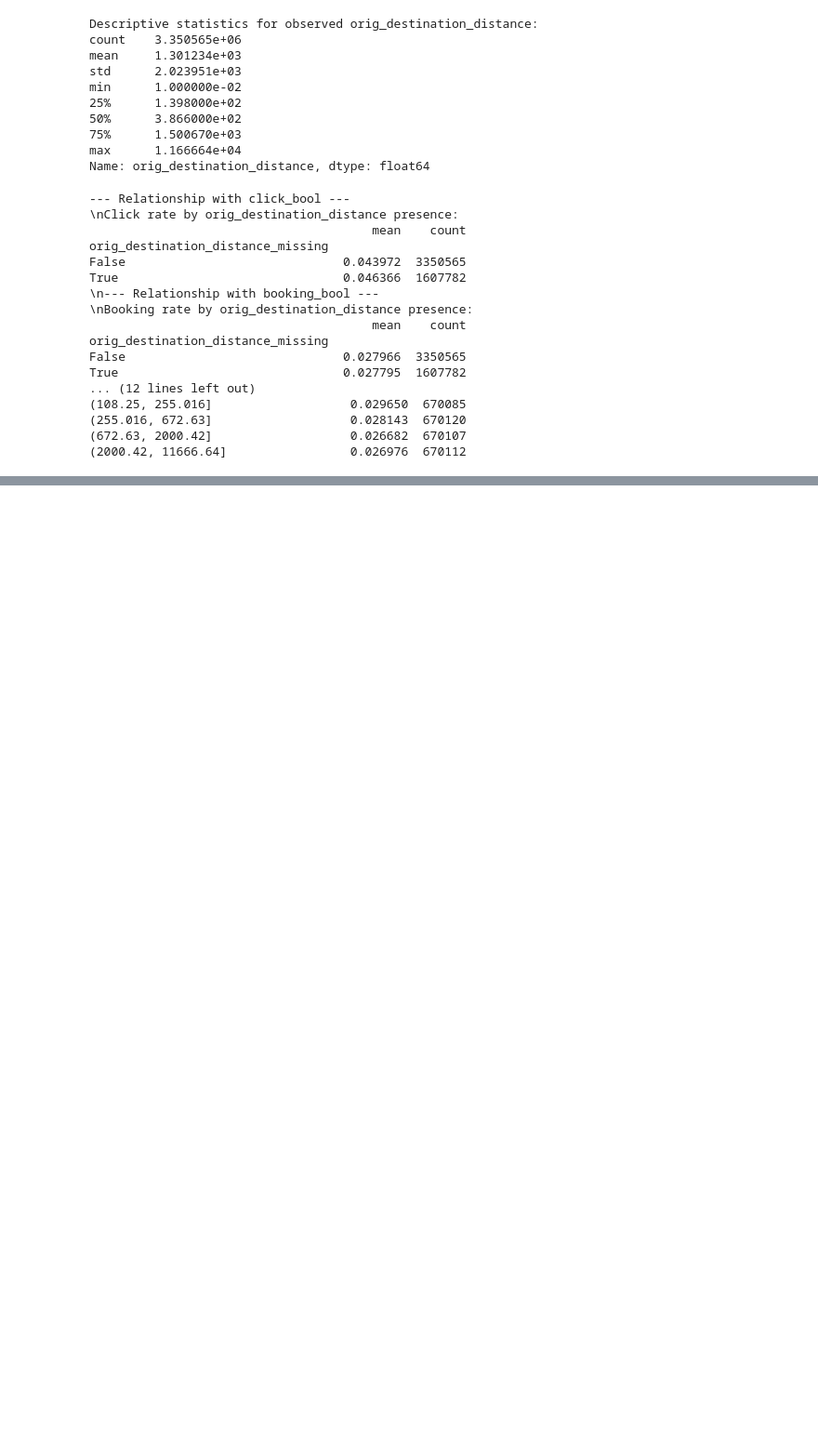
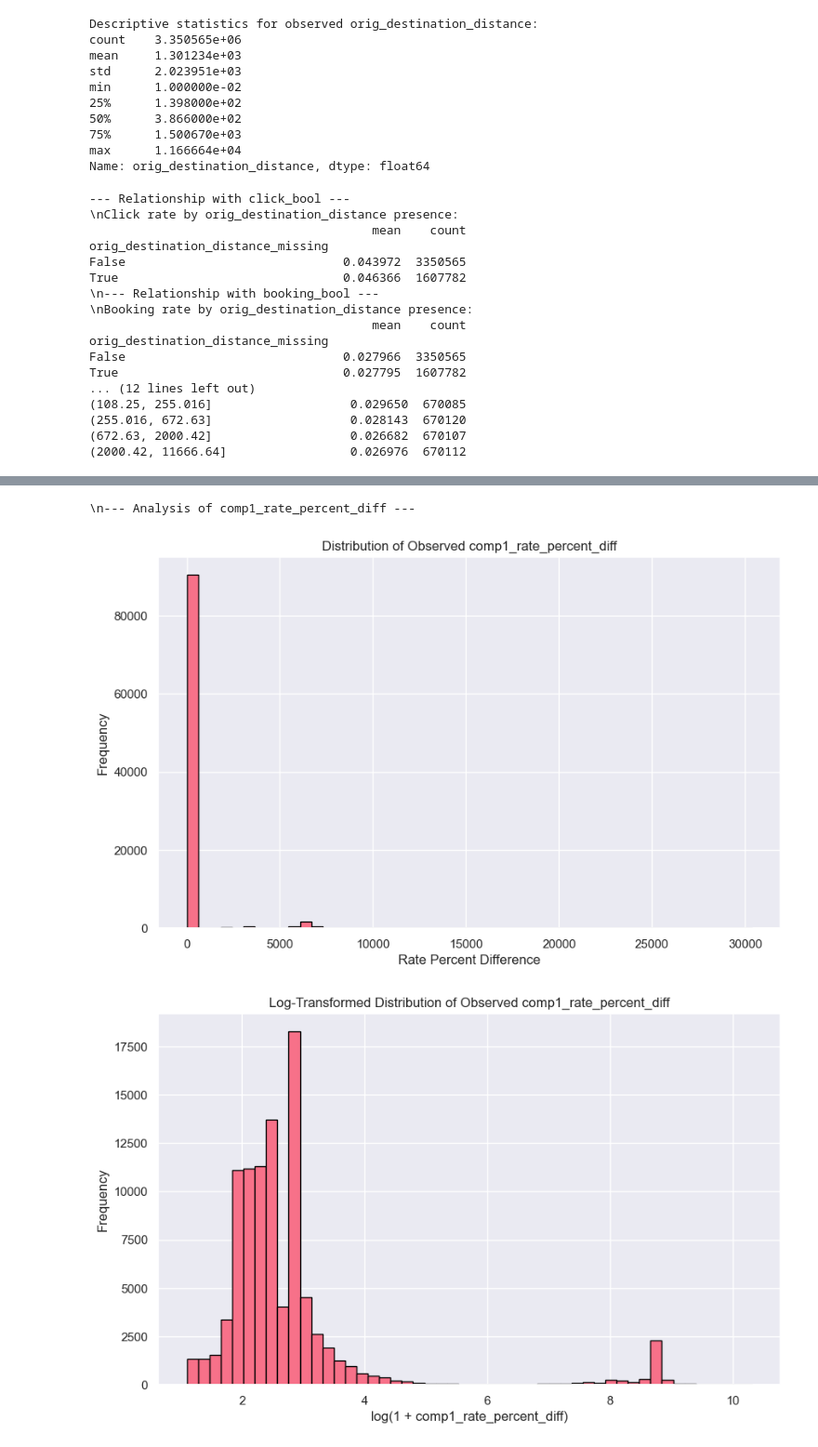
Before and after one commit to notJustus/expedia-recommender, a Jupyter notebook: notebooks/01_data_exploration.ipynb, the cells around one changed output, grey strips where cells are left out. Shown at 93% size. Drawn from its saved outputs; the diff is of its cells as text; code cells hidden in the pictures; blank space fills up the shorter version.

Commit message:
missing value imputation done

```diff
--- a/notebooks/01_data_exploration.ipynb
+++ b/notebooks/01_data_exploration.ipynb
@@ -557,0 +567,11 @@ True                               0.027795  1607782
+# %%
+# Ensure train_df is loaded.
+if 'train_df' in locals() or 'train_df' in globals():
+    comp1_features = ['comp1_rate', 'comp1_inv', 'comp1_rate_percent_diff']
+    print(f"--- Missing Value Analysis for comp1 ---")
+    for feature in comp1_features:
+        missing_percentage = train_df[feature].isnull().sum() * 100 / len(train_df)
+        print(f"Missing values in {feature}: {missing_percentage:.2f}%")
+        print(f"Data type of {feature}: {train_df[feature].dtype}")
+else:
+    print("train_df not found. Please load your training data and name the DataFrame 'train_df'.")
@@ -557,0 +682,58 @@ True                               0.027795  1607782
+# %%
+if 'train_df' in locals() or 'train_df' in globals():
+    feature = 'comp1_rate_percent_diff'
+    print(f"\\n--- Analysis of {feature} ---")
+
+    # Distribution of observed values
+    plt.figure(figsize=(10, 6))
+    train_df[feature].dropna().hist(bins=50, edgecolor='black')
+    plt.title(f'Distribution of Observed {feature}')
+    plt.xlabel('Rate Percent Difference')
+    plt.ylabel('Frequency')
+    plt.show()
+
+    # Log-transformed distribution (if values are positive and skewed)
+    observed_diffs = train_df[feature].dropna()
+    if not observed_diffs.empty and (observed_diffs > 0).any(): # Check if there are positive values
+        # Add a small constant if 0s are present and you want to log transform
+        # For absolute differences, 0 is a valid value.
+        # np.log1p can handle 0s.
+        plt.figure(figsize=(10, 6))
+        np.log1p(observed_diffs).hist(bins=50, edgecolor='black')
+        plt.title(f'Log-Transformed Distribution of Observed {feature}')
+        plt.xlabel(f'log(1 + {feature})')
+        plt.ylabel('Frequency')
+        plt.show()
+
+    print("\\nDescriptive statistics for observed values:")
+    print(observed_diffs.describe())
+
+    # Relationship of missingness with target variables
+    df_analysis = train_df.copy()
+    df_analysis[f'{feature}_missing'] = df_analysis[feature].isnull()
+    print(f"\\nClick rate by {feature} presence:")
+    print(df_analysis.groupby(f'{feature}_missing')['click_bool'].agg(['mean', 'count']))
+    print(f"\\nBooking rate by {feature} presence:")
+    print(df_analysis.groupby(f'{feature}_missing')['booking_bool'].agg(['mean', 'count']))
+
+    # Relationship of observed values (by quantiles) with target variables
+    df_analysis_non_missing = df_analysis[df_analysis[feature].notnull()].copy()
+    if not df_analysis_non_missing.empty:
+        try:
+            df_analysis_non_missing[f'{feature}_quantile'] = pd.qcut(df_analysis_non_missing[feature], q=5, duplicates='drop')
+            print(f"\\nClick rate by observed {feature} quantiles:")
+            print(df_analysis_non_missing.groupby(f'{feature}_quantile')['click_bool'].agg(['mean', 'count']))
+            print(f"\\nBooking rate by observed {feature} quantiles:")
+            print(df_analysis_non_missing.groupby(f'{feature}_quantile')['booking_bool'].agg(['mean', 'count']))
+        except ValueError as e:
+            print(f"Could not create quantiles for {feature} (possibly too few unique values or all values are the same after dropping NaNs): {e}")
+            print(f"Skipping quantile analysis for {feature}.")
+    else:
+        print(f"No observed values for {feature} to analyze by quantiles.")
+    # del df_analysis, df_analysis_non_missing
+else:
+    print(f"train_df not loaded. Skipping analysis for comp1_rate_percent_diff.")
+# %% [output]
+\n--- Analysis of comp1_rate_percent_diff ---
+[figure, added]
+[figure, added]
```
Also changed, not shown: parts of 5 cells of this notebook, 1 other file.
